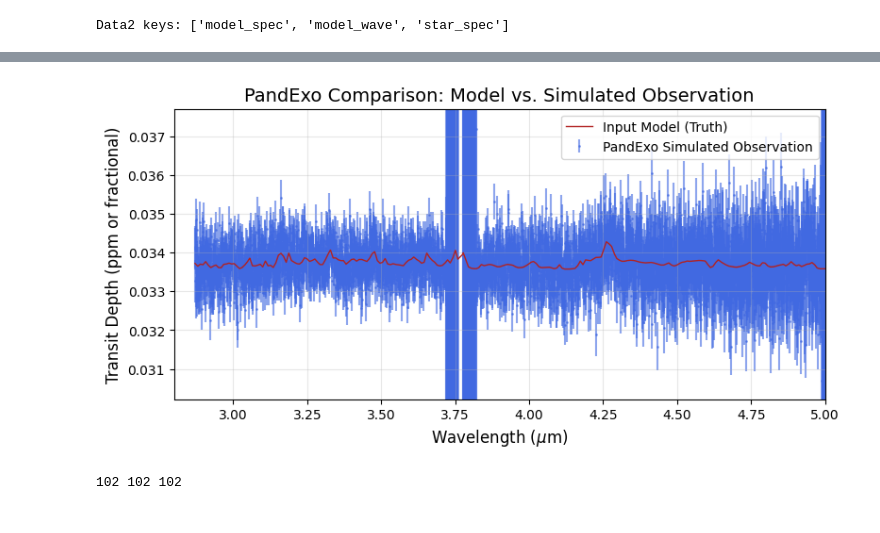
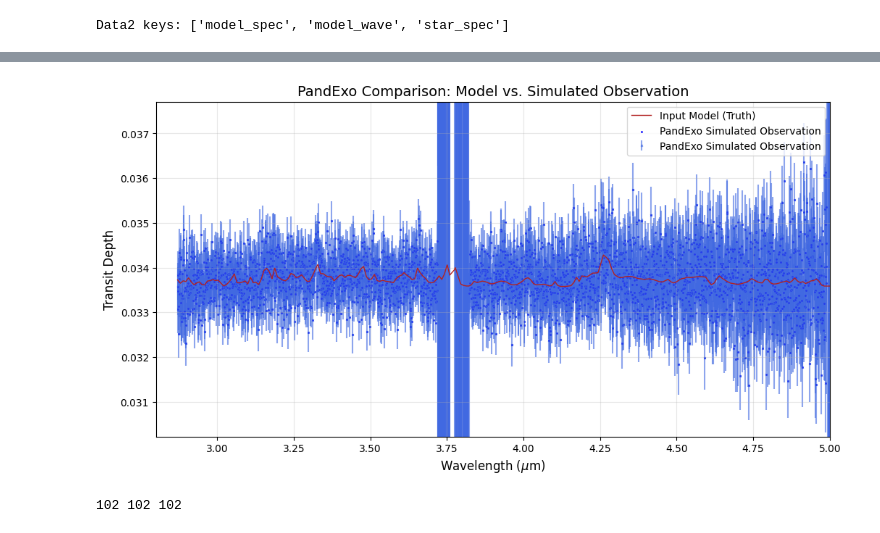
Before and after one commit to JackDavidMaher/Group-Studies---Exoplanets, a Jupyter notebook: Notebooks/sahilshah.ipynb, the cells around one changed output, grey strips where cells are left out. Saved outputs shown, nothing was run; the diff lists cells and outputs as text; code cells hidden in the pictures.

```diff
--- a/Notebooks/sahilshah.ipynb
+++ b/Notebooks/sahilshah.ipynb
@@ -538,38 +537,39 @@ observed_depth = res['FinalSpectrum']['spectrum_w_rand'] # Data + Noise
 model_depth = res['FinalSpectrum']['spectrum']          # The smooth model
 errors = res['FinalSpectrum']['error_w_floor']          # The 1-sigma uncertainties
 
 
 # 3. Create the comparison plot
-plt.figure(figsize=(8.9, 4))
+plt.figure(figsize=(12, 6))
 
 # Plot the smooth "Truth" model
 plt.plot(wave, model_depth, color='firebrick', label='Input Model (Truth)', lw=1, zorder=2)
 
 #plt.errorbar(wave, model_depth, yerr=errors, fmt='s', color='darkorange', markersize=1, alpha=0.1, label='PandExo Model with Errors', zorder=3)
 
 # Plot the "Simulated Observation" with error bars
-plt.errorbar(wave, observed_depth, yerr=errors, fmt='o', color='royalblue',
-             markersize=1, alpha=0.6, label='PandExo Simulated Observation', zorder=1)
+plt.errorbar(wave, observed_depth, yerr=errors, fmt='x', color='royalblue',
+             markersize=2, alpha=0.6, label='PandExo Simulated Observation', zorder=1)
+plt.scatter(wave, observed_depth, s=1, color='b', label='PandExo Simulated Observation', zorder=1)
 
 x, y, e = jpi.jwst_1d_spec(result, R = 0
                         , model=True, title='PandExo Simulated Observation vs. Input Model', x_range=[2.8, 5.0])
 
 # Formatting for publication-quality looks
 plt.ylim([min(model_depth)*0.9, max(model_depth)*1.1])
 plt.xlabel('Wavelength ($\mu$m)', fontsize=12)
-plt.ylabel('Transit Depth (ppm or fractional)', fontsize=12)
+plt.ylabel('Transit Depth', fontsize=12)
 plt.title('PandExo Comparison: Model vs. Simulated Observation', fontsize=14)
 plt.xlim(2.8,5)
 plt.legend(frameon=True)
 plt.grid(True, alpha=0.3)
 
 plt.show()
 # %% [output]
 [interactive output not drawn]
 [interactive output not drawn]
 [interactive output not drawn]
 [interactive output not drawn]
-[figure, old version]
+[figure, new version]
 # %%
 import numpy as np
 
```
Also changed, not shown: parts of 4 cells of this notebook, 1 other file.
